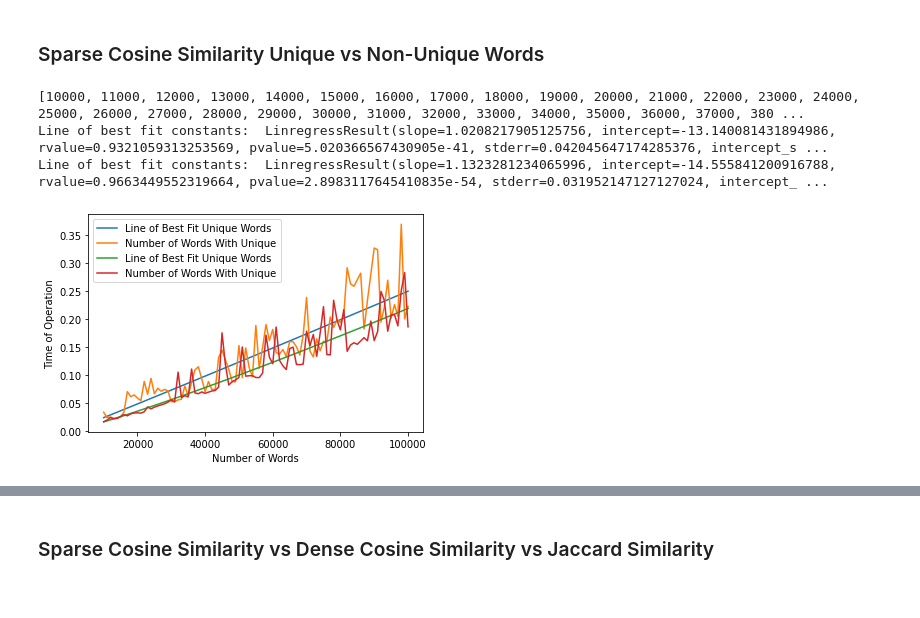
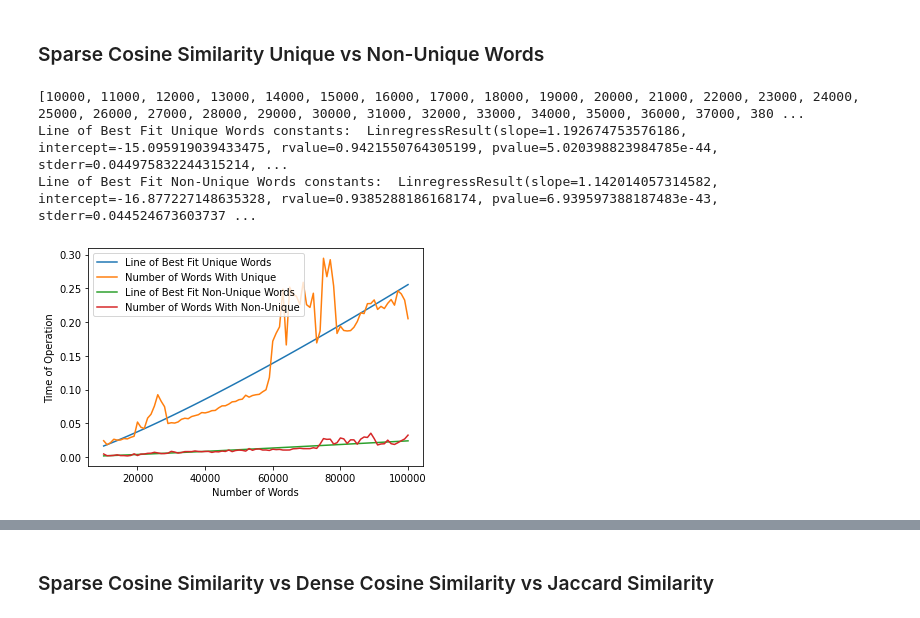
Before and after one commit to hwasc/ADS, a Jupyter notebook: ADS_report.ipynb, the cells around one changed output, grey strips where cells are left out. Drawn from its saved outputs; the diff is of its cells as text; code cells hidden in the pictures.

```diff
--- a/ADS_report.ipynb
+++ b/ADS_report.ipynb
@@ -671,35 +615,36 @@ words = list_of_words_1M
 number_of_words_range = power_list(10, 4, 5, 100)
 print(number_of_words_range)
 unique_words = True
 similarity_function = sparse_cosine_similarity
 
 best_fit_plot_label = "Line of Best Fit Unique Words"
 plot_label = "Number of Words With Unique"
 
 plot_number_of_words_vs_time(   words,\
                                 number_of_words_range,\
                                 unique_words,\
                                 similarity_function,\
                                 repeats=4,\
                                 best_fit_plot_label=best_fit_plot_label,\
                                 plot_label=plot_label)
 
+words = choose_n_words(list_of_words_1M, 1, True)
 unique_words = False
 
-best_fit_plot_label = "Line of Best Fit Unique Words"
-plot_label = "Number of Words With Unique"
+best_fit_plot_label = "Line of Best Fit Non-Unique Words"
+plot_label = "Number of Words With Non-Unique"
 
 plot_number_of_words_vs_time(   words,\
                                 number_of_words_range,\
                                 unique_words,\
                                 similarity_function,\
                                 repeats=4,\
                                 best_fit_plot_label=best_fit_plot_label,\
                                 plot_label=plot_label)
 
 plt.show()
 # %% [output]
 [10000, 11000, 12000, 13000, 14000, 15000, 16000, 17000, 18000, 19000, 20000, 21000, 22000, 23000, 24000, 25000, 26000, 27000, 28000, 29000, 30000, 31000, 32000, 33000, 34000, 35000, 36000, 37000, 380 ...
-Line of best fit constants:  LinregressResult(slope=1.0208217905125756, intercept=-13.140081431894986, rvalue=0.9321059313253569, pvalue=5.020366567430905e-41, stderr=0.042045647174285376, intercept_s ...
-Line of best fit constants:  LinregressResult(slope=1.1323281234065996, intercept=-14.555841200916788, rvalue=0.9663449552319664, pvalue=2.8983117645410835e-54, stderr=0.031952147127127024, intercept_ ...
+Line of Best Fit Unique Words constants:  LinregressResult(slope=1.192674753576186, intercept=-15.095919039433475, rvalue=0.9421550764305199, pvalue=5.020398823984785e-44, stderr=0.044975832244315214, ...
+Line of Best Fit Non-Unique Words constants:  LinregressResult(slope=1.142014057314582, intercept=-16.877227148635328, rvalue=0.9385288186168174, pvalue=6.939597388187483e-43, stderr=0.044524673603737 ...
-[figure, old version]
+[figure, new version]
```
Also changed, not shown: parts of 14 cells of this notebook.
